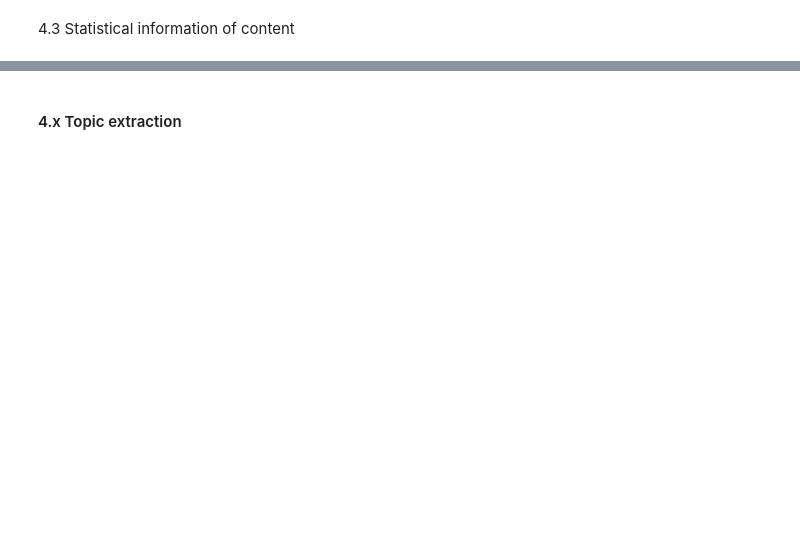
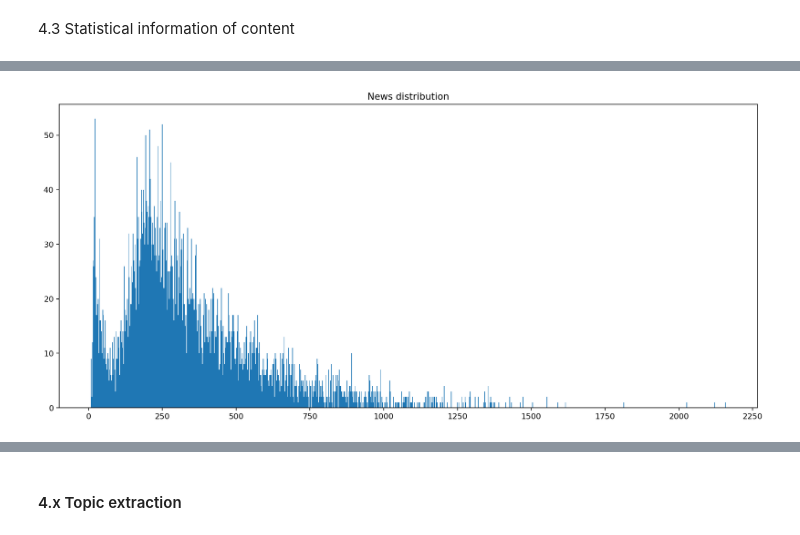
Before and after one commit to DreamyWanderer/Final_Lab, a Jupyter notebook: Source/Visualize/EDA.ipynb, the cells around one changed output, grey strips where cells are left out. Drawn from its saved outputs; the diff is of its cells as text; code cells hidden in the pictures; blank space fills up the shorter version.

```diff
--- a/Source/Visualize/EDA.ipynb
+++ b/Source/Visualize/EDA.ipynb
@@ -54,0 +67,8 @@ visualize_frequency_words(real_news_df, "Frequency words in Real news")
+# %%
+doc_lens = [len(d) for d in df.content]
+plt.figure(figsize=(16,7), dpi=160)
+plt.locator_params(axis='x', nbins = 10)
+plt.hist(doc_lens, bins = 1000);
+plt.title("News distribution");
+# %% [output]
+[figure, added]
```
Also changed, not shown: parts of 18 cells of this notebook, 3 other files.
